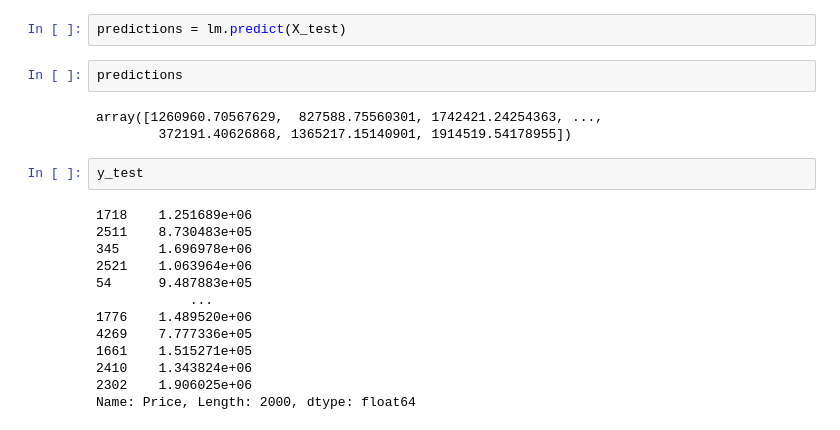
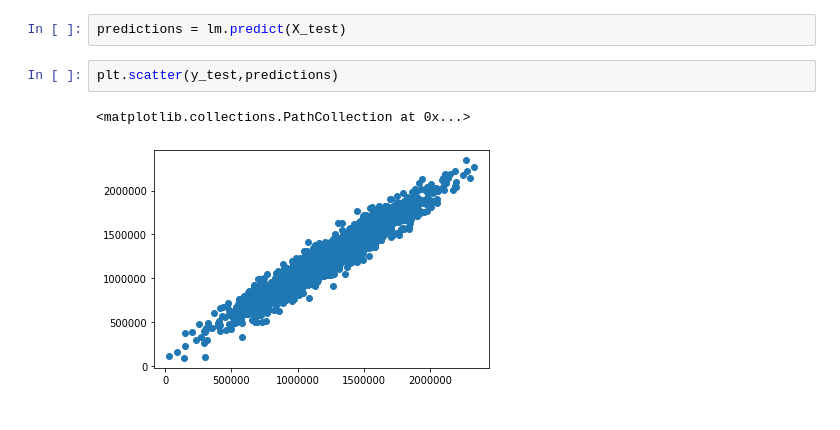
Before and after one commit to iAmNawa/data-science-machine-learning, a Jupyter notebook: Linear Regression.ipynb, the cells around one changed output. Cells and saved outputs as stored; diff of their text form.

Commit message:
scatter plot predictions

```diff
--- a/Linear Regression.ipynb
+++ b/Linear Regression.ipynb
@@ -152,23 +166,8 @@ Boston house prices dataset
 # Predictions
 # %%
 predictions = lm.predict(X_test)
-# %%
-predictions
-# %% [output]
-array([1260960.70567629,  827588.75560301, 1742421.24254363, ...,
-        372191.40626868, 1365217.15140901, 1914519.54178955])
-# %%
-y_test
-# %% [output]
-1718    1.251689e+06
-2511    8.730483e+05
-345     1.696978e+06
-2521    1.063964e+06
-54      9.487883e+05
-            ...
-1776    1.489520e+06
-4269    7.777336e+05
-1661    1.515271e+05
-2410    1.343824e+06
-2302    1.906025e+06
-Name: Price, Length: 2000, dtype: float64
+# %%
+plt.scatter(y_test,predictions)
+# %% [output]
+<matplotlib.collections.PathCollection at 0x...>
+[figure, added]
```
Also changed, not shown: parts of 1 cell of this notebook.
